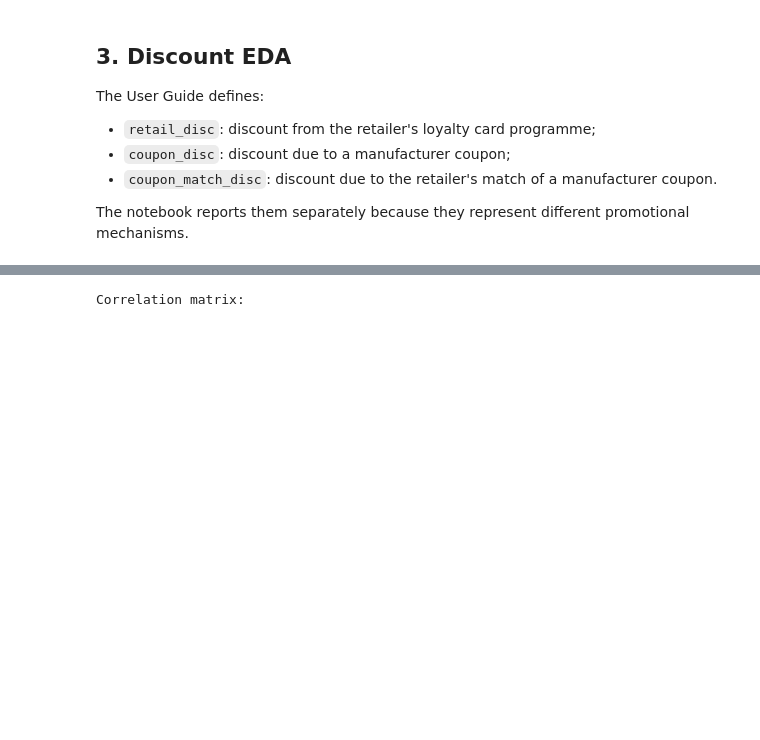
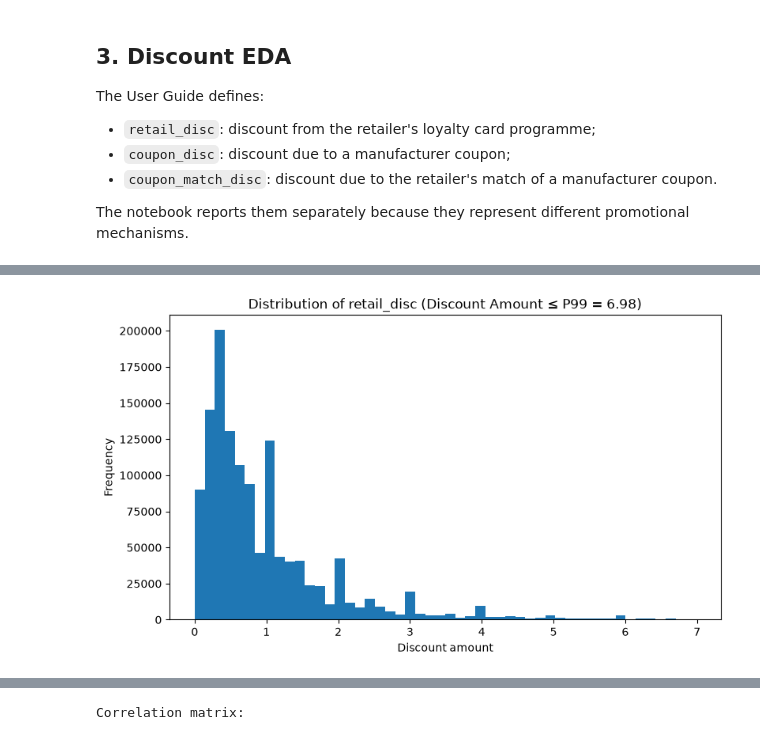
Before and after one commit to builetrongduc/26611-ecom, a Jupyter notebook: ecom/dunnhumby_complete_journey_eda.ipynb, the cells around one changed output, grey strips where cells are left out. Drawn from its saved outputs; the diff is of its cells as text; code cells hidden in the pictures; blank space fills up the shorter version.

```diff
--- a/ecom/dunnhumby_complete_journey_eda.ipynb
+++ b/ecom/dunnhumby_complete_journey_eda.ipynb
@@ -472,14 +482,3 @@ if tx is not None:
 | 0 | retail_disc | 1303062 | 50.200 | -1,398,334.840 | -0.539 | -0.010 | -180.000 | 3.990 |
 | 1 | coupon_disc | 36422 | 1.403 | -42,611.540 | -0.016 | 0.000 | -55.930 | 0.000 |
 | 2 | coupon_match_disc | 17449 | 0.672 | -7,575.810 | -0.003 | 0.000 | -7.700 | 0.000 |
-# %%
-# 11. Discount distributions
-
-if tx is not None:
-    for c in discount_cols:
-        fig, ax = plt.subplots(figsize=(9, 5))
-        ax.hist(tx[c].dropna(), bins=100)
-        ax.set_title(f"Distribution of {c}")
-        ax.set_xlabel(c)
-        ax.set_ylabel("Frequency")
-        plt.show()
@@ -489,0 +495,82 @@ if tx is not None:
+# %%
+# 11. Discount distributions
+#     - Save RAW frequency
+#     - Chart only non-zero discounts
+#     - Use absolute discount value for visualization
+
+if tx is not None:
+
+    for c in discount_cols:
+
+        # =====================================================
+        # 1. Raw discount data
+        # =====================================================
+
+        discount = tx[c].dropna()
+
+        # =====================================================
+        # 2. Save RAW frequency
+        # =====================================================
+
+        discount_freq = (
+            discount
+            .value_counts()
+            .rename_axis(c)
+            .reset_index(name="frequency")
+            .sort_values(
+                by=["frequency", c],
+                ascending=[False, True]
+            )
+            .reset_index(drop=True)
+        )
+
+        discount_freq.to_csv(
+            f"{c}_frequency_raw.csv",
+            index=False
+        )
+
+        # =====================================================
+        # 3. Only actual discounts (< 0)
+        # =====================================================
+
+        discount_nonzero = discount[discount < 0]
+
+        # Convert to positive discount amount for visualization
+        discount_amount = discount_nonzero.abs()
+
+        # =====================================================
+        # 4. Calculate P99 of actual discount amount
+        # =====================================================
+
+        discount_p99 = discount_amount.quantile(0.99)
+
+        # =====================================================
+        # 5. Chart data: up to P99
+        # =====================================================
+
+        discount_chart = discount_amount[
+            discount_amount <= discount_p99
+        ]
+
+        # =====================================================
+        # 6. Plot
+        # =====================================================
+
+        fig, ax = plt.subplots(figsize=(9, 5))
+
+        ax.hist(
+            discount_chart,
+            bins=50
+        )
+
+        ax.set_title(
+            f"Distribution of {c} "
+            f"(Discount Amount ≤ P99 = {discount_p99:.2f})"
+        )
+
+        ax.set_xlabel("Discount amount")
+        ax.set_ylabel("Frequency")
+
+        plt.show()
+# %% [output]
+[figure, added]
```
Also changed, not shown: parts of 7 cells of this notebook, 5 other files.
